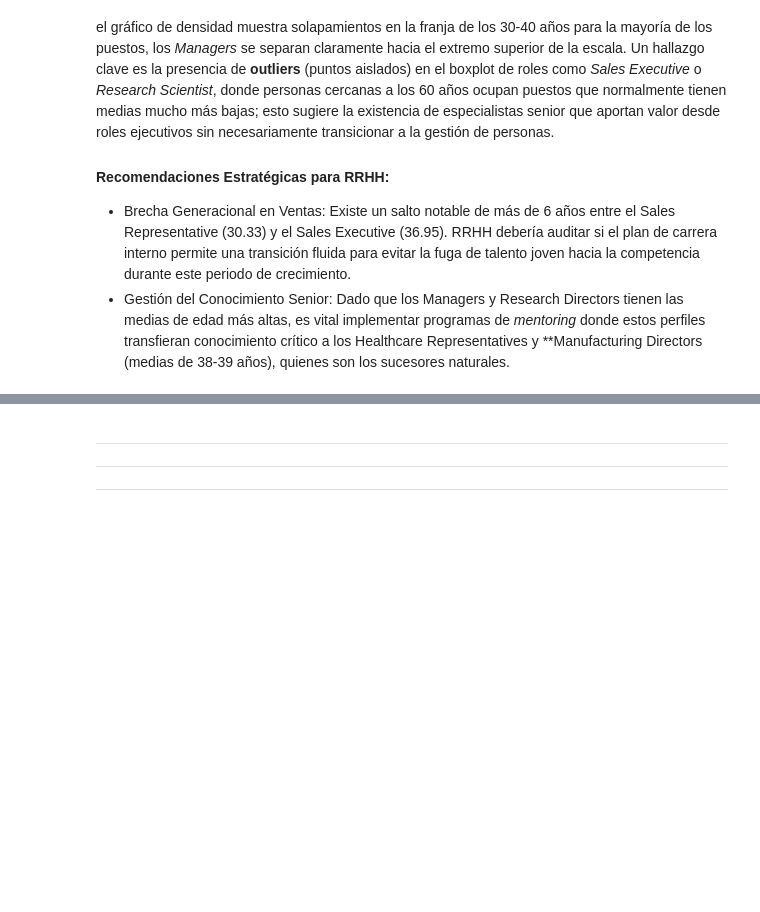
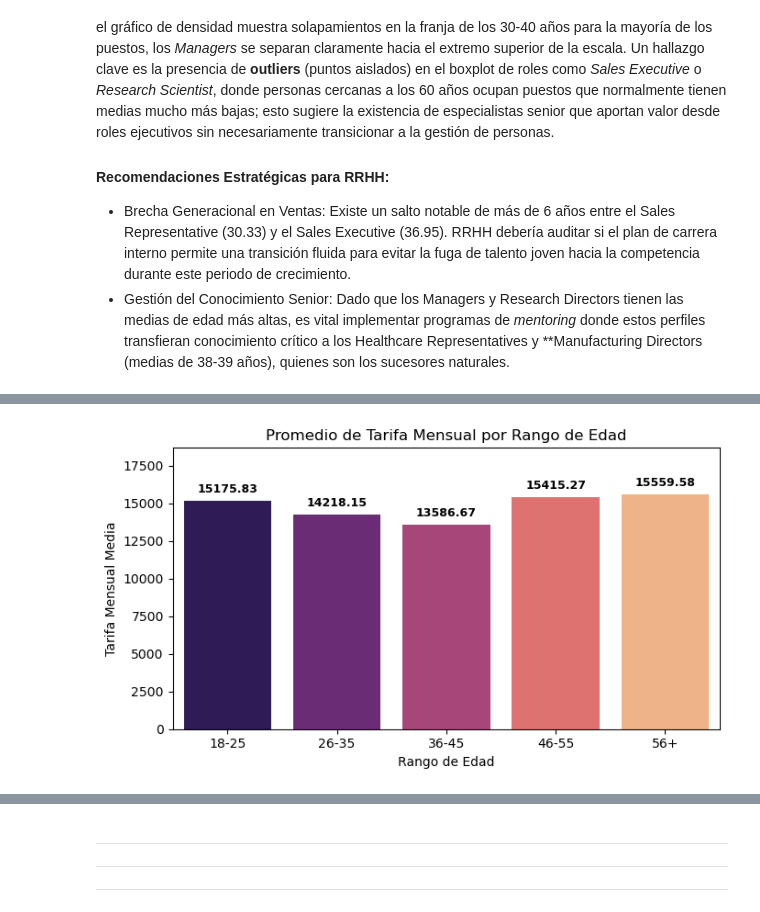
Before and after one commit to PatriciaAnaya/project-da-promo-59-modulo-3-team-3, a Jupyter notebook: optimizacion-de-talento.ipynb, the cells around one changed output, grey strips where cells are left out. Saved outputs shown, nothing was run; the diff lists cells and outputs as text; code cells hidden in the pictures; blank space fills up the shorter version.

Commit message:
visualizaciones edad

```diff
--- a/optimizacion-de-talento.ipynb
+++ b/optimizacion-de-talento.ipynb
@@ -1335,0 +1338,17 @@ La empresa presenta una pirámide demográfica saludable pero muy marcada por el
+# %%
+# 1. Definimos los límites de los rangos y las etiquetas
+# Ejemplo: 18-25, 26-35, 36-45, etc.
+bins_edad = [18, 26, 36, 46, 56, 100]
+labels_edad = ['18-25', '26-35', '36-45', '46-55', '56+']
+
+# 2. Creamos una nueva columna temporal para el rango
+df_final['age_range'] = pd.cut(df_final['age'], bins=bins_edad, labels=labels_edad, right=False)
+
+# 3. Aplicamos el groupby usando esa nueva columna
+monthly_rate_by_age_range = (df_final.groupby('age_range')['monthly_rate']
+                             .mean()
+                             .round(2)
+                             .reset_index()
+                            )
+
+monthly_rate_by_age_range
@@ -1335,0 +1362,33 @@ La empresa presenta una pirámide demográfica saludable pero muy marcada por el
+# %%
+# 1. Crear los rangos de edad (bins)
+bins = [18, 31, 41, 51, 61]
+labels = ['18-30', '31-40', '41-50', '51-60']
+df_final['age_range'] = pd.cut(df_final['age'], bins=bins_edad, labels=labels_edad, right=False)
+
+# 2. Agrupar y calcular la media redondeada
+monthly_rate_by_age = (df_final.groupby('age_range')['monthly_rate']
+                       .mean()
+                       .round(2)
+                       .reset_index())
+
+# 3. Visualización (Tamaño 7, 4)
+plt.figure(figsize=(7, 4))
+ax = sns.barplot(data=monthly_rate_by_age, x='age_range', y='monthly_rate', palette='magma')
+
+# Añadir etiquetas de valor sobre las barras
+for p in ax.patches:
+    ax.annotate(f'{p.get_height():.2f}',
+                (p.get_x() + p.get_width() / 2., p.get_height()),
+                ha = 'center', va = 'center',
+                xytext = (0, 9),
+                textcoords = 'offset points',
+                fontsize=9, fontweight='bold')
+
+plt.title('Promedio de Tarifa Mensual por Rango de Edad')
+plt.xlabel('Rango de Edad')
+plt.ylabel('Tarifa Mensual Media')
+plt.ylim(0, monthly_rate_by_age['monthly_rate'].max() * 1.2)
+plt.tight_layout()
+plt.show()
+# %% [output]
+[figure, added]
```
Also changed, not shown: parts of 7 cells of this notebook.
